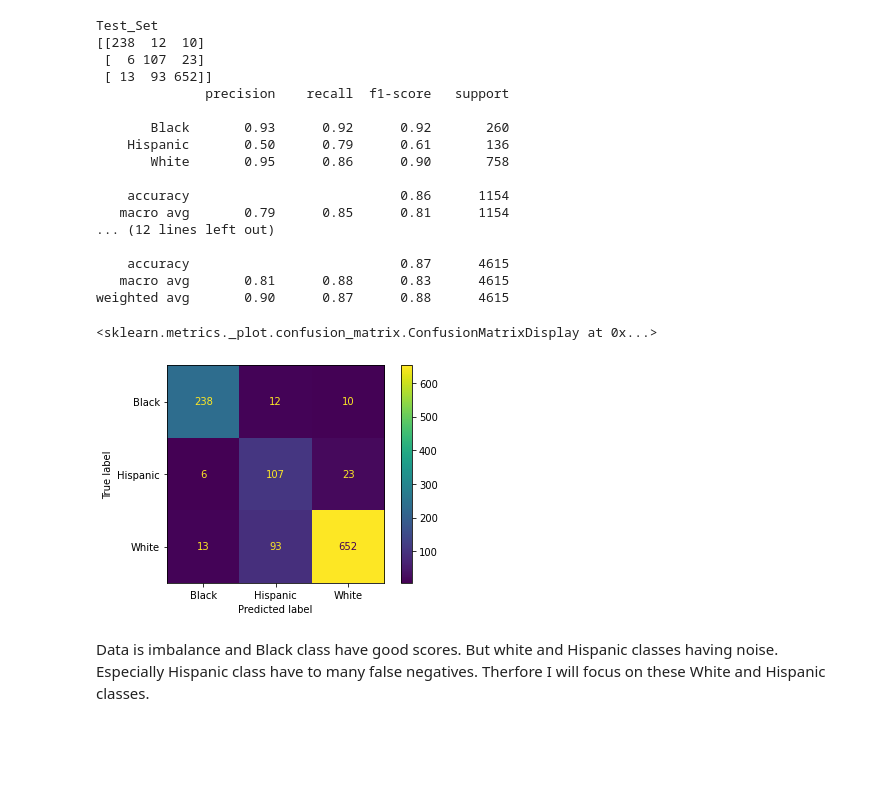
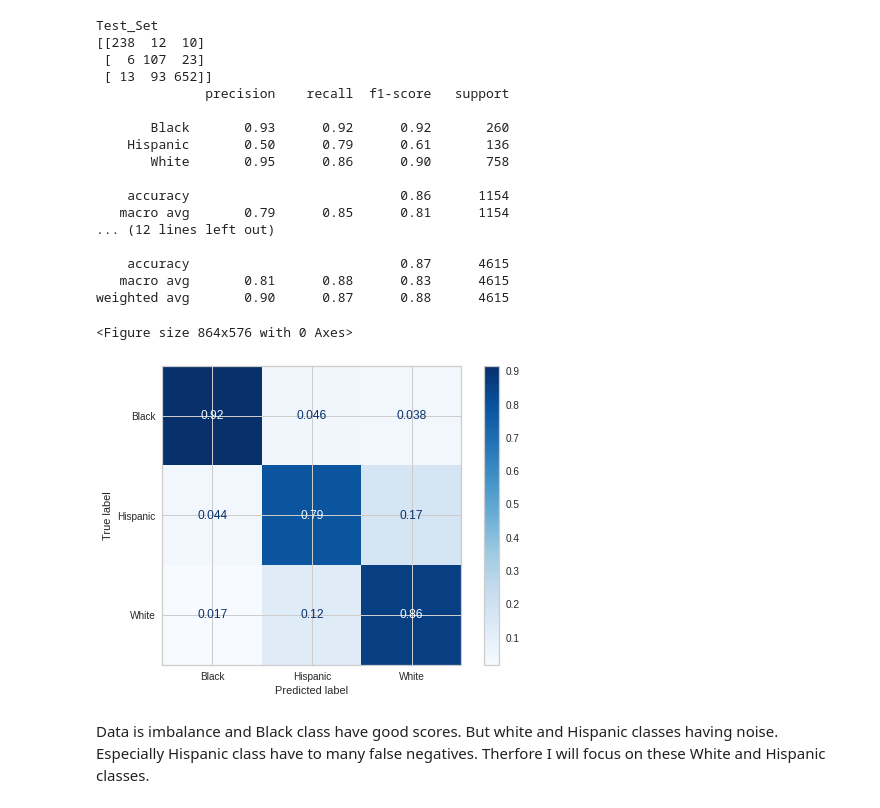
Before and after one commit to syilmazs/MachineLearning, a Jupyter notebook: soldier_race_project.ipynb, the cells around one changed output. Saved outputs shown, nothing was run; the diff lists cells and outputs as text; code cells hidden in the pictures; blank space fills up the shorter version.

```diff
--- a/soldier_race_project.ipynb
+++ b/soldier_race_project.ipynb
@@ -539,11 +539,12 @@ Test_Set
     accuracy                           0.87      4615
    macro avg       0.81      0.88      0.83      4615
 weighted avg       0.90      0.87      0.88      4615
-# %%
-plot_confusion_matrix(pipe_log_model, X_test, y_test)
-# %% [output]
-<sklearn.metrics._plot.confusion_matrix.ConfusionMatrixDisplay at 0x...>
-[figure, removed]
+# %%
+plt.figure(figsize=(12,8))
+plot_confusion_matrix(pipe_log_model, X_test, y_test, cmap="Blues", normalize="true");
+# %% [output]
+<Figure size 864x576 with 0 Axes>
+[figure, added]
 # %% [markdown]
 Data is imbalance and Black class have good scores. But white and Hispanic classes having noise. Especially Hispanic class have to many false negatives. Therfore I will focus on these White and Hispanic classes.
 # %%
```
Also changed, not shown: parts of 162 cells of this notebook.
